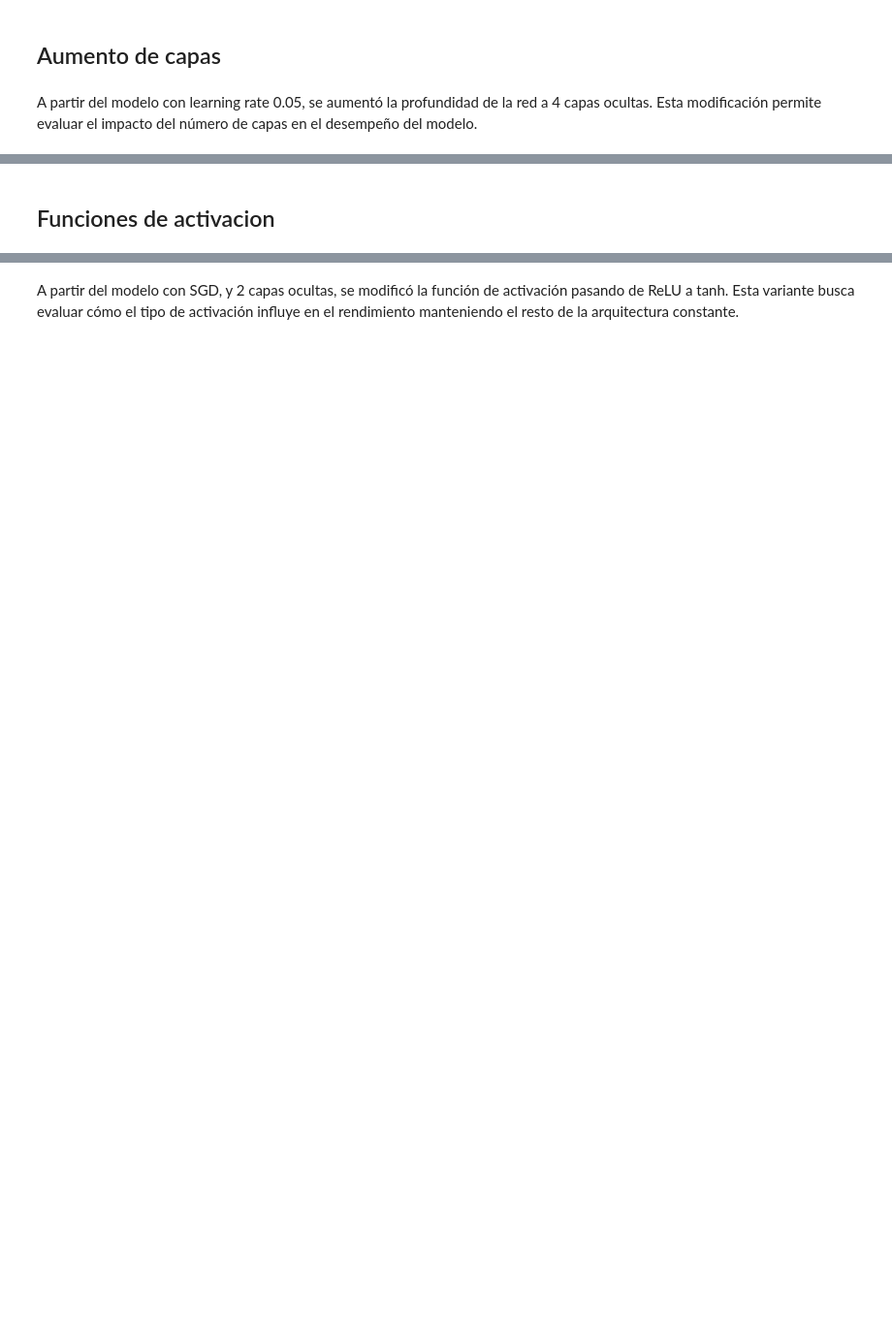
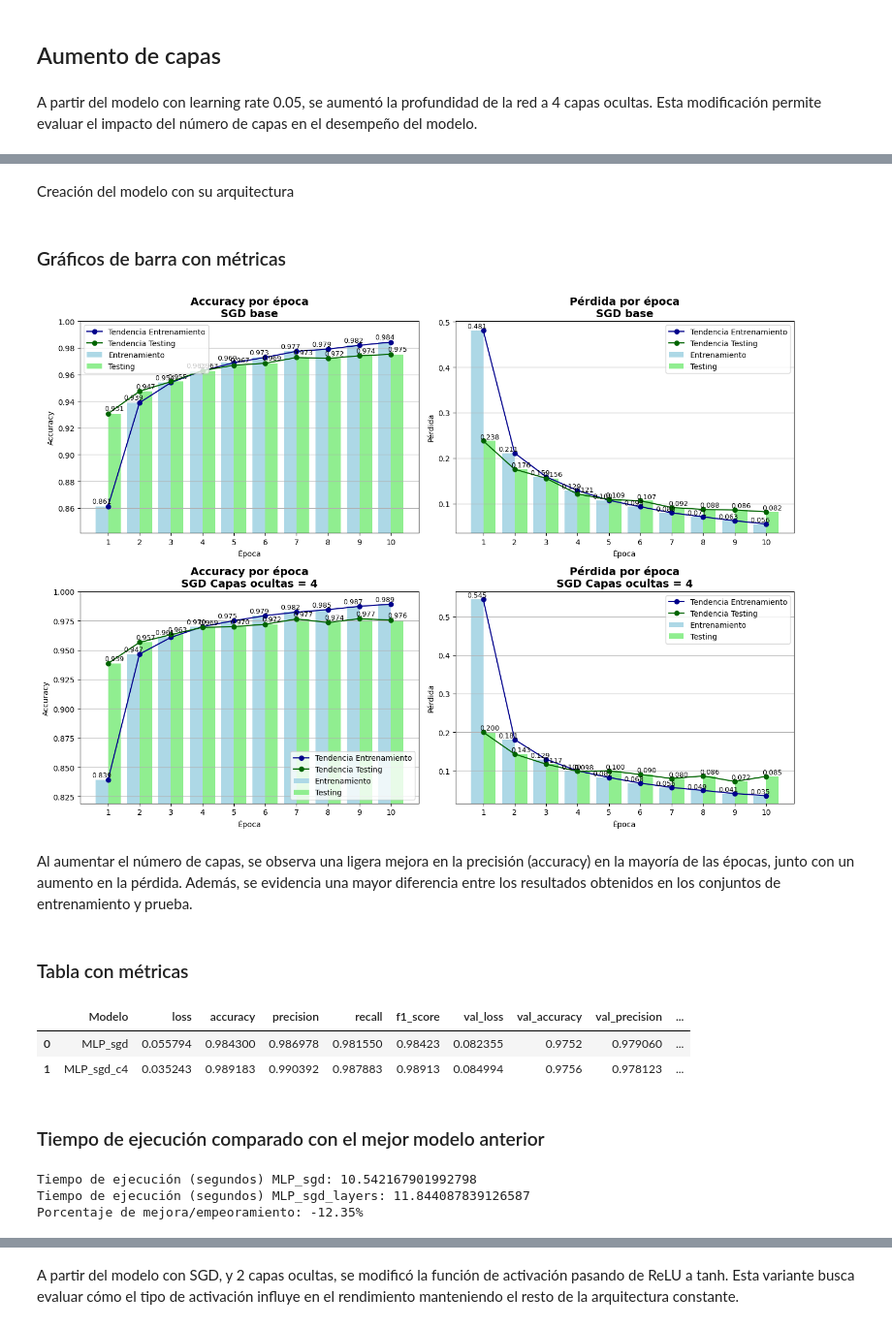
Before and after one commit to JuanZweifel/deep-learning-2025, a Jupyter notebook: DLY0100_Entrega_1_Equipo_2.ipynb, the cells around one changed output, grey strips where cells are left out. Shown at 97% size. Drawn from its saved outputs; the diff is of its cells as text; code cells hidden in the pictures; blank space fills up the shorter version.

```diff
--- a/DLY0100_Entrega_1_Equipo_2.ipynb
+++ b/DLY0100_Entrega_1_Equipo_2.ipynb
@@ -438,3 +597,5 @@ A partir del modelo con learning rate 0.05, se aumentó la profundidad de la red
+# %% [markdown]
+Creación del modelo con su arquitectura
 # %%
 # Setea los seed para números random
 
@@ -477,2 +638,37 @@ red_sgd_layers.save("red_sgd_c4.keras")
-# %% [markdown]
-## Funciones de activacion
+# %% [markdown]
+### Gráficos de barra con métricas
+# %%
+fig, axes = plt.subplots(2, 2, figsize=(14, 10))
+
+# Primer modelo: hist_sgd
+plot_accuracy_bars(hist_sgd, sub_titulo="SGD base", ax=axes[0, 0])
+plot_loss_bars(hist_sgd, sub_titulo="SGD base", ax=axes[0, 1])
+
+# Segundo modelo: hist_sgd_layers
+plot_accuracy_bars(hist_sgd_layers, sub_titulo="SGD Capas ocultas = 4", ax=axes[1, 0])
+plot_loss_bars(hist_sgd_layers, sub_titulo="SGD Capas ocultas = 4", ax=axes[1, 1])
+
+plt.tight_layout()
+plt.show()
+# %% [output]
+[figure, added]
+# %% [markdown]
+Al aumentar el número de capas, se observa una ligera mejora en la precisión (accuracy) en la mayoría de las épocas, junto con un aumento en la pérdida. Además, se evidencia una mayor diferencia entre los resultados obtenidos en los conjuntos de entrenamiento y prueba.
+# %% [markdown]
+### Tabla con métricas
+# %%
+generate_metrics_table_from_histories([hist_sgd, hist_sgd_layers])
+# %% [output]
+|  | Modelo | loss | accuracy | precision | recall | f1_score | val_loss | val_accuracy | val_precision | ... |
+| 0 | MLP_sgd | 0.055794 | 0.984300 | 0.986978 | 0.981550 | 0.98423 | 0.082355 | 0.9752 | 0.979060 | ... |
+| 1 | MLP_sgd_c4 | 0.035243 | 0.989183 | 0.990392 | 0.987883 | 0.98913 | 0.084994 | 0.9756 | 0.978123 | ... |
+# %% [markdown]
+### Tiempo de ejecución comparado con el mejor modelo anterior
+# %%
+print(f"Tiempo de ejecución (segundos) MLP_sgd: {time_sgd}")
+print(f"Tiempo de ejecución (segundos) MLP_sgd_layers: {time_sgd_layers}")
+print(f"Porcentaje de mejora/empeoramiento: {(time_sgd - time_sgd_layers)/time_sgd*100:.2f}%")
+# %% [output]
+Tiempo de ejecución (segundos) MLP_sgd: 10.542167901992798
+Tiempo de ejecución (segundos) MLP_sgd_layers: 11.844087839126587
+Porcentaje de mejora/empeoramiento: -12.35%
```
Also changed, not shown: parts of 235 cells of this notebook, 12 other files.
